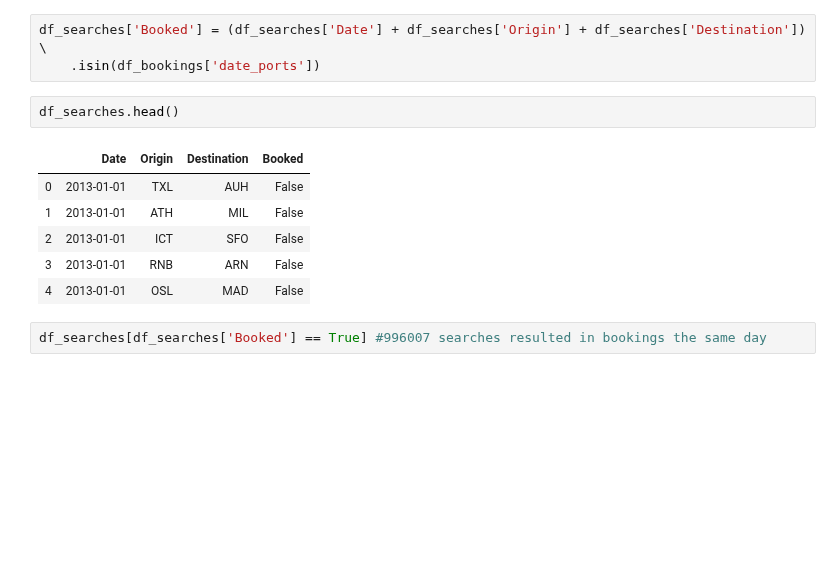
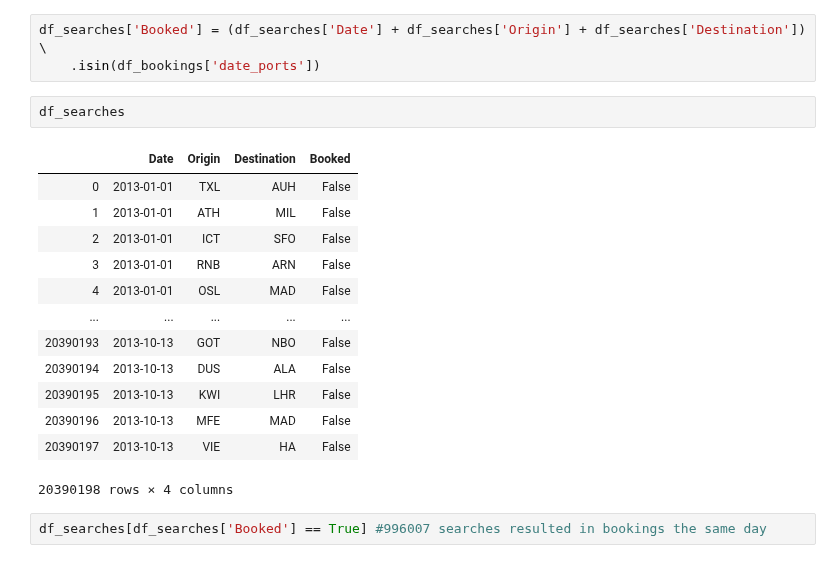
Before and after one commit to daniel-isidro/amadeus_challenge, a Jupyter notebook: amadeus_challenge.ipynb, the cells around one changed output. Drawn from its saved outputs; the diff is of its cells as text; blank space fills up the shorter version.

Commit message:
bonus exercise match searches bookings solved. writing csv

```diff
--- a/amadeus_challenge.ipynb
+++ b/amadeus_challenge.ipynb
@@ -774,14 +774,21 @@ df_searches.head()
 df_searches['Booked'] = (df_searches['Date'] + df_searches['Origin'] + df_searches['Destination']) \
     .isin(df_bookings['date_ports'])
 # %%
-df_searches.head()
+df_searches
 # %% [output]
 |  | Date | Origin | Destination | Booked |
 | 0 | 2013-01-01 | TXL | AUH | False |
 | 1 | 2013-01-01 | ATH | MIL | False |
 | 2 | 2013-01-01 | ICT | SFO | False |
 | 3 | 2013-01-01 | RNB | ARN | False |
 | 4 | 2013-01-01 | OSL | MAD | False |
+| ... | ... | ... | ... | ... |
+| 20390193 | 2013-10-13 | GOT | NBO | False |
+| 20390194 | 2013-10-13 | DUS | ALA | False |
+| 20390195 | 2013-10-13 | KWI | LHR | False |
+| 20390196 | 2013-10-13 | MFE | MAD | False |
+| 20390197 | 2013-10-13 | VIE | HA | False |
+20390198 rows × 4 columns
 # %%
 df_searches[df_searches['Booked'] == True] #996007 searches resulted in bookings the same day
 # %% [output]
```
Also changed, not shown: parts of 4 cells of this notebook.
